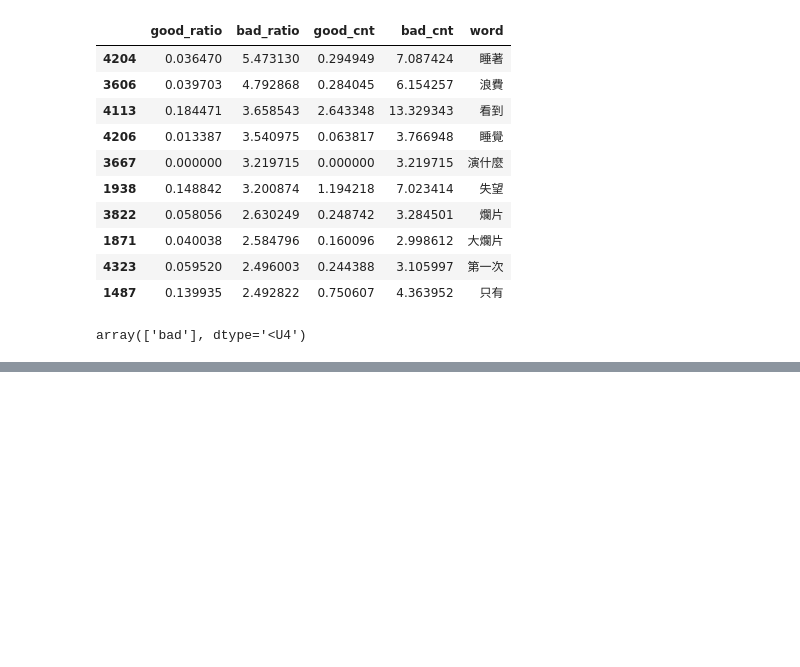
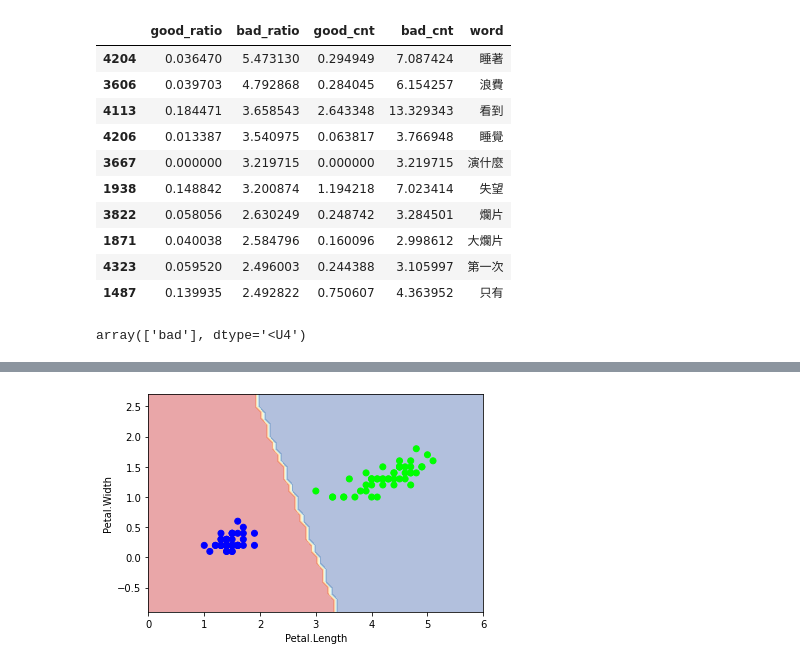
Before and after one commit to ywchiu/tibame_tm, a Jupyter notebook: Demo20200819.ipynb, the cells around one changed output, grey strips where cells are left out. Cells and saved outputs as stored; diff of their text form; code cells hidden in the pictures; blank space fills up the shorter version.

```diff
--- a/Demo20200819.ipynb
+++ b/Demo20200819.ipynb
@@ -239,0 +289,4 @@ array(['bad'], dtype='<U4')
+# %%
+ plot_estimator(clf2, X, y)
+# %% [output]
+[figure, added]
```
Also changed, not shown: parts of 42 cells of this notebook.
